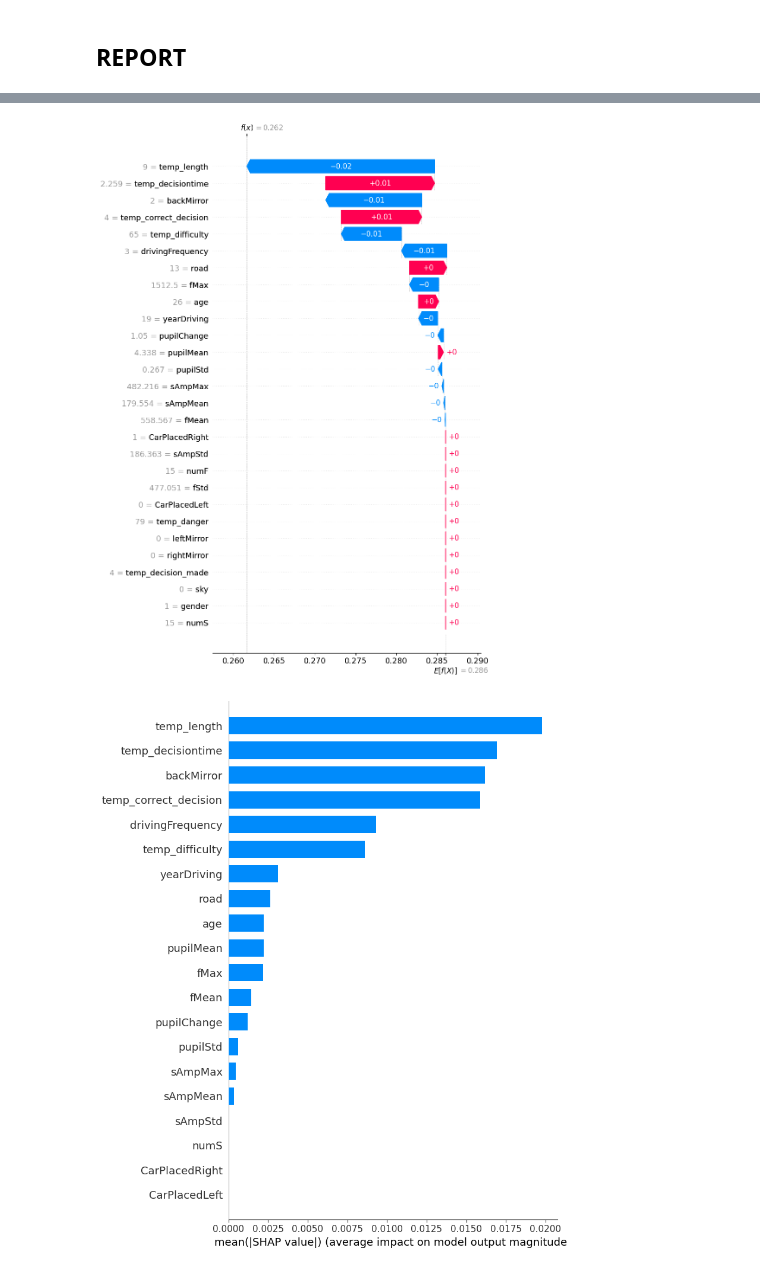
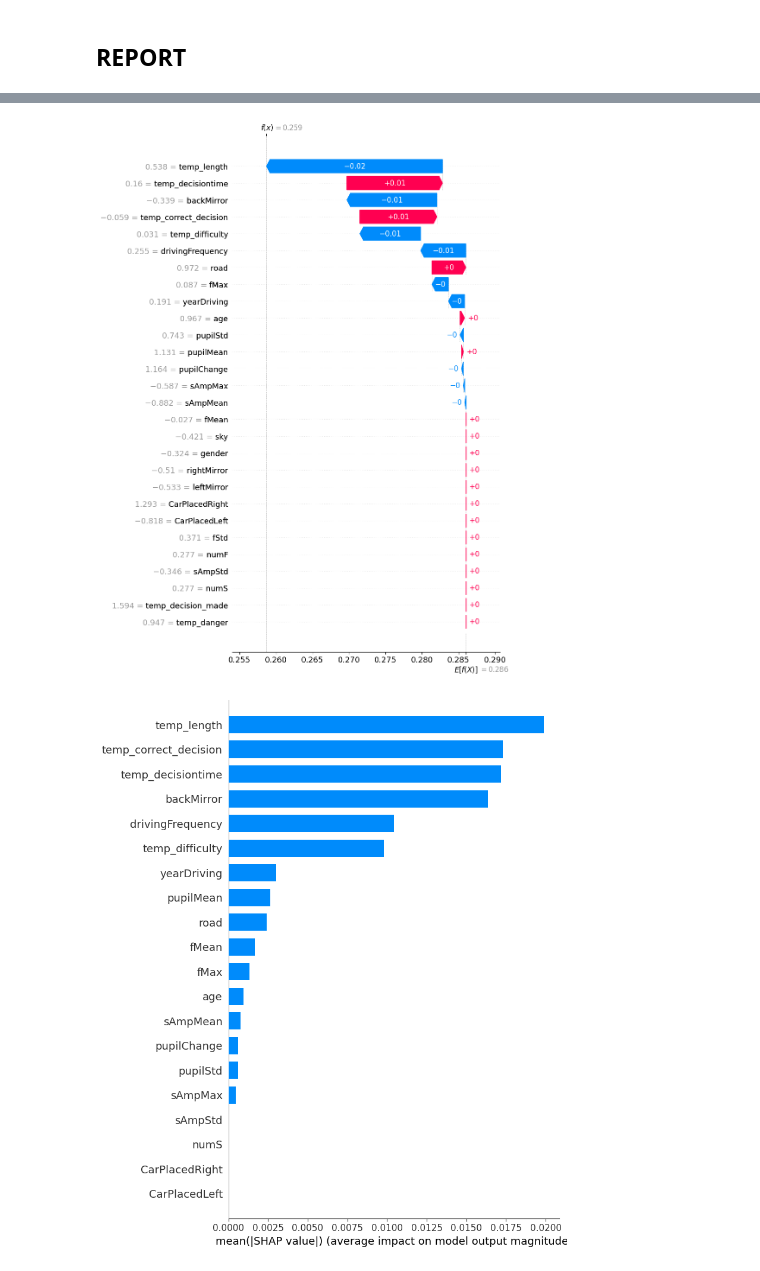
Before and after one commit to CommonDrum/Applied-AI, a Jupyter notebook: code.ipynb, the cells around one changed output, grey strips where cells are left out. Drawn from its saved outputs; the diff is of its cells as text; code cells hidden in the pictures.

```diff
--- a/code.ipynb
+++ b/code.ipynb
@@ -101,32 +130,2 @@ xgb_r2 = r2_score(y_test, xgb_predictions)
 # %% [markdown]
 # LGB
-# %%
-# Add timing and evaluation for LightGBM
-start_time_lgb = time.time()
-eval_set_lgb = [(X_train, y_train), (X_test, y_test)]
-model_lgb = lgb.LGBMRegressor(
-    objective='regression',
-    n_estimators=100,
-    learning_rate=0.1,
-    max_depth=2, # Decreasing it made the rmse lower
-    min_data_in_leaf=3,  # https://lightgbm.readthedocs.io/en/latest/Parameters-Tuning.html
-    random_state=42,
-    early_stopping_round=2
-
-)
-
-model_lgb.fit(
-    X_train,
-    y_train,
-    eval_set=eval_set_lgb,
-    eval_metric='l2',
-)
-lgb_training_time = time.time() - start_time_lgb
-
-start_predict_lgb = time.time()
-lgb_predictions = model_lgb.predict(X_test)
-lgb_prediction_time = time.time() - start_predict_lgb
-
-lgb_rmse = np.sqrt(mean_squared_error(y_test, lgb_predictions))
-lgb_mae = mean_absolute_error(y_test, lgb_predictions)
-lgb_r2 = r2_score(y_test, lgb_predictions)
@@ -289,17 +354,19 @@ AttributeError: 'numpy.ndarray' object has no attribute 'to_delayed'
 # %%
 #SHAP Analysis
 import shap
 
 shap.initjs()
 
 explainer = shap.TreeExplainer(model_lgb)
 shap_values = explainer.shap_values(X_test)
-shap.waterfall_plot(shap.Explanation(values=shap_values[0], base_values=explainer.expected_value, data=X_test.iloc[0]), max_display=30)
-shap.plots.force(X_test, shap_values)
+X_test_df = pd.DataFrame(X_test, columns=df.drop(columns=['Y']).columns) # Convert to DataFrame to display because scalar turns it into a numpy array
+shap.waterfall_plot(shap.Explanation(values=shap_values[0], base_values=explainer.expected_value, data=X_test_df.iloc[0]), max_display=30)
+shap.plots.force(explainer.expected_value, shap_values[0], X_test_df.iloc[0])
+shap.plots.force(explainer.expected_value, shap_values[:100], X_test_df.iloc[:100])
 
-shap.summary_plot(shap_values, X_test, plot_type='bar')
-shap.summary_plot(shap_values, X_test)
+shap.summary_plot(shap_values, X_test_df, plot_type='bar')
+shap.summary_plot(shap_values, X_test_df)
 # %% [output]
 [interactive output not drawn]
-[figure, old version]
+[figure, new version]
-[figure, old version]
+[figure, new version]
```
Also changed, not shown: parts of 17 cells of this notebook, 2 other files.
